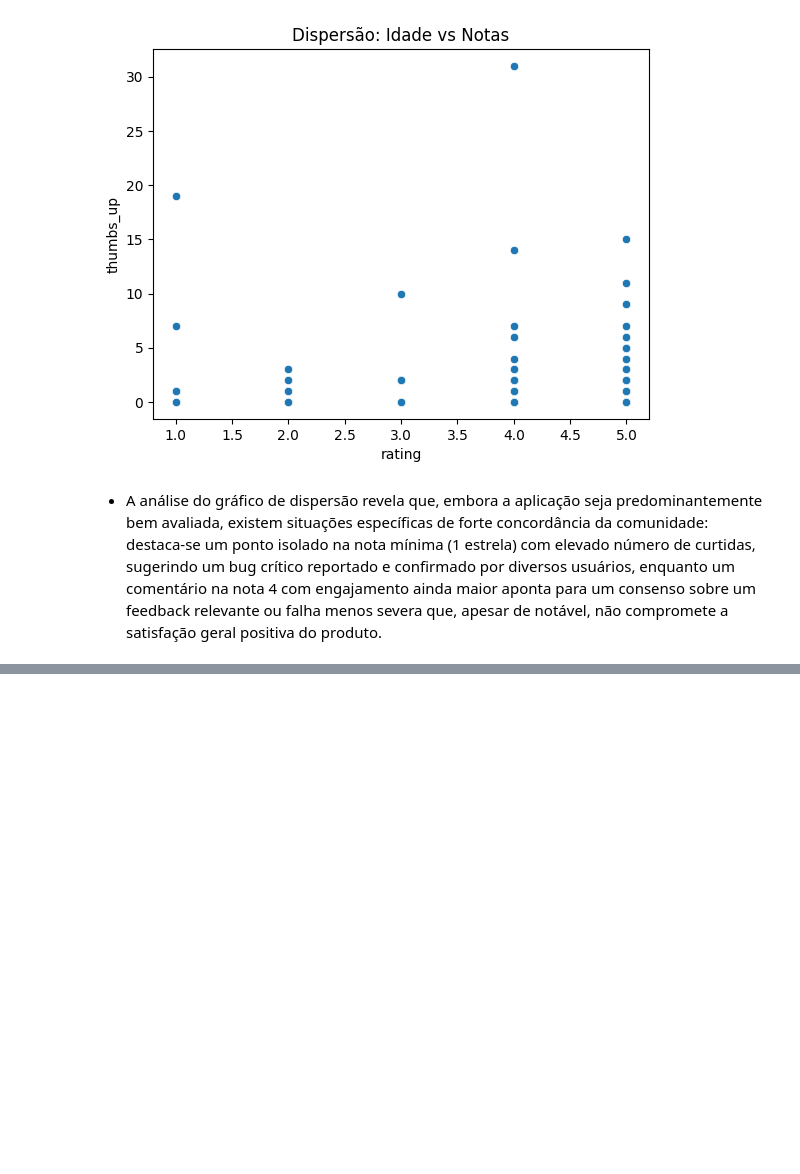
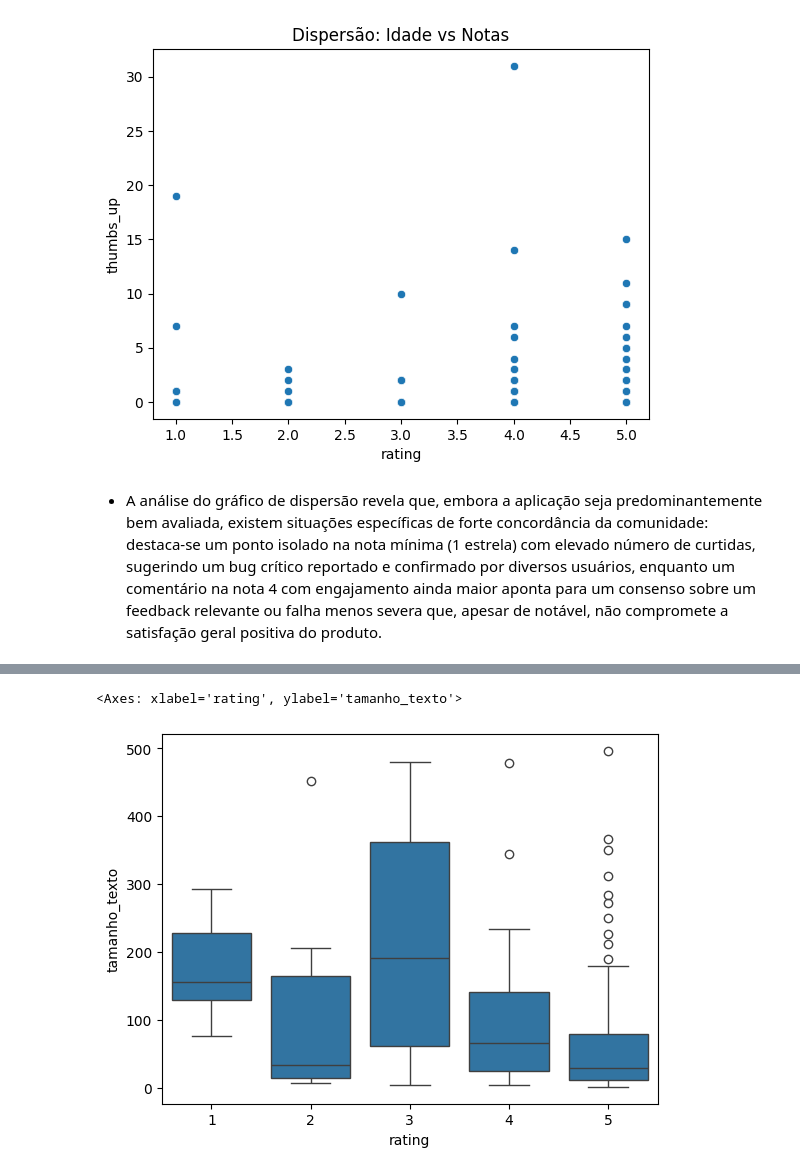
Before and after one commit to JonasSouza871/kaggle_DataScience_showcase, a Jupyter notebook: 04_google_play_reviews_transformer_analysis/notebooks/04_google_play_reviews_transformer_analysis.ipynb, the cells around one changed output, grey strips where cells are left out. Drawn from its saved outputs; the diff is of its cells as text; code cells hidden in the pictures; blank space fills up the shorter version.

Commit message:
Adiciona mais analises de correlação projeto google play transformers

```diff
--- a/04_google_play_reviews_transformer_analysis/notebooks/04_google_play_reviews_transformer_analysis.ipynb
+++ b/04_google_play_reviews_transformer_analysis/notebooks/04_google_play_reviews_transformer_analysis.ipynb
@@ -187,0 +219,4 @@ Text(0.5, 1.0, 'Dispersão: Idade vs Notas')
+# %%
+df['tamanho_texto'] = df['review_description'].astype(str).apply(len) #verifica ot tamanho
+#astype(str) serve apenas para prteger se houver algum cmapo vazio ou que nao seja reconhecido como texto seja convertido
+df
@@ -187,0 +237,8 @@ Text(0.5, 1.0, 'Dispersão: Idade vs Notas')
+# %%
+tamanho_texto = df['tamanho_texto']
+sns.boxplot(data=df, x= notas_app, y=tamanho_texto) #plot boxplot
+
+plt.title('Boxplot correlação tamanho texto e notas')
+# %% [output]
+<Axes: xlabel='rating', ylabel='tamanho_texto'>
+[figure, added]
```
Also changed, not shown: parts of 13 cells of this notebook.
